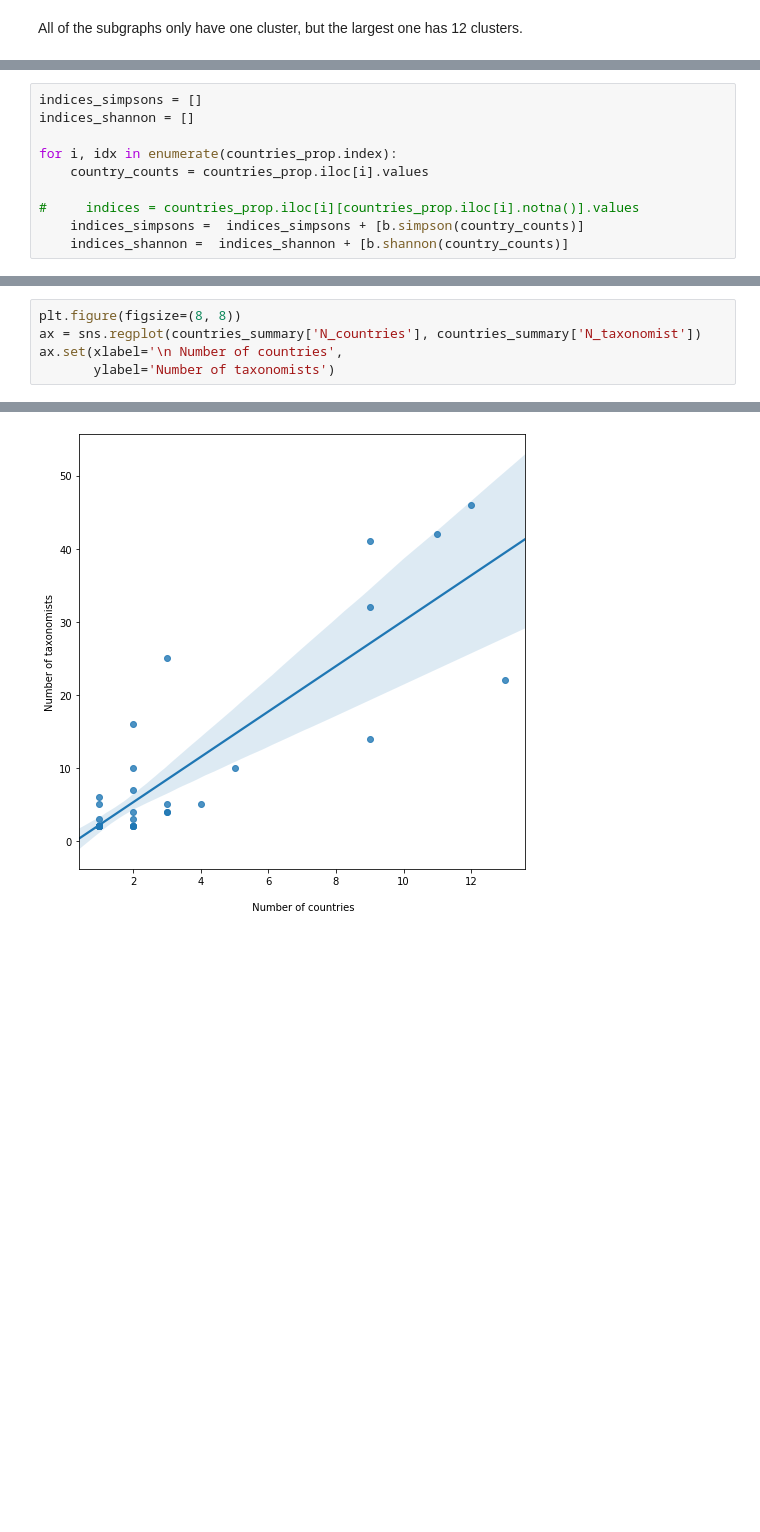
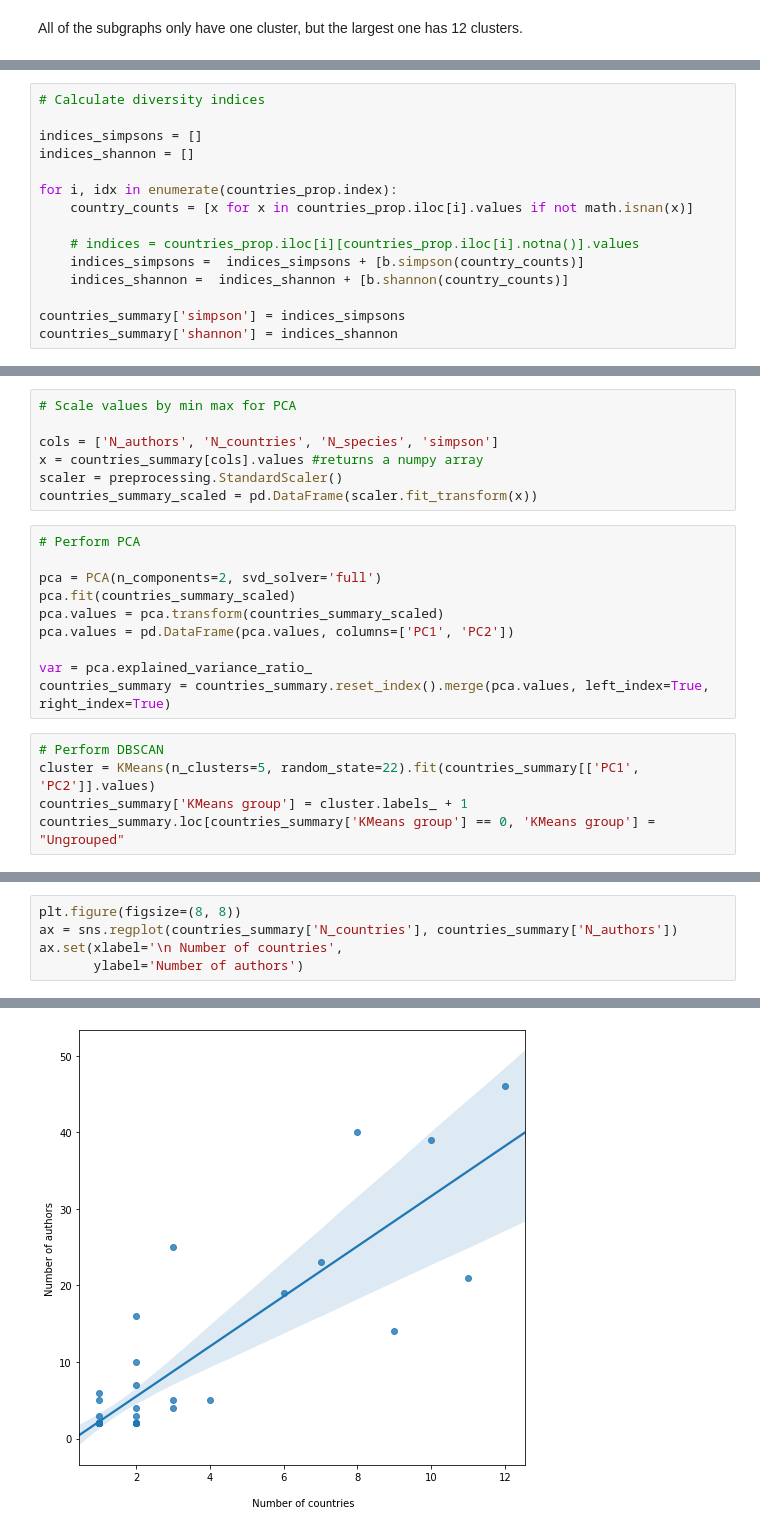
Before and after one commit to eunices/masters-thesis-code, a Jupyter notebook: 2019-09-24-coauthor-networkx/2019-11-07-coauthor-network-modularity.ipynb, the cells around one changed output, grey strips where cells are left out. Cells and saved outputs as stored; diff of their text form; blank space fills up the shorter version.

```diff
--- a/2019-09-24-coauthor-networkx/2019-11-07-coauthor-network-modularity.ipynb
+++ b/2019-09-24-coauthor-networkx/2019-11-07-coauthor-network-modularity.ipynb
@@ -219,10 +254,15 @@ Name:  [41,9,313] id02 / S00, dtype: float64
 # %%
+# Calculate diversity indices
+
 indices_simpsons = []
 indices_shannon = []
 
 for i, idx in enumerate(countries_prop.index):
-    country_counts = countries_prop.iloc[i].values
+    country_counts = [x for x in countries_prop.iloc[i].values if not math.isnan(x)]
 
-#     indices = countries_prop.iloc[i][countries_prop.iloc[i].notna()].values
+    # indices = countries_prop.iloc[i][countries_prop.iloc[i].notna()].values
     indices_simpsons =  indices_simpsons + [b.simpson(country_counts)]
     indices_shannon =  indices_shannon + [b.shannon(country_counts)]
+
+countries_summary['simpson'] = indices_simpsons
+countries_summary['shannon'] = indices_shannon
@@ -252,0 +293,22 @@ countries_summary
+# %%
+# Scale values by min max for PCA
+
+cols = ['N_authors', 'N_countries', 'N_species', 'simpson']
+x = countries_summary[cols].values #returns a numpy array
+scaler = preprocessing.StandardScaler()
+countries_summary_scaled = pd.DataFrame(scaler.fit_transform(x))
+# %%
+# Perform PCA
+
+pca = PCA(n_components=2, svd_solver='full')
+pca.fit(countries_summary_scaled)
+pca.values = pca.transform(countries_summary_scaled)
+pca.values = pd.DataFrame(pca.values, columns=['PC1', 'PC2'])
+
+var = pca.explained_variance_ratio_
+countries_summary = countries_summary.reset_index().merge(pca.values, left_index=True, right_index=True)
+# %%
+# Perform DBSCAN
+cluster = KMeans(n_clusters=5, random_state=22).fit(countries_summary[['PC1', 'PC2']].values)
+countries_summary['KMeans group'] = cluster.labels_ + 1
+countries_summary.loc[countries_summary['KMeans group'] == 0, 'KMeans group'] = "Ungrouped"
@@ -253,6 +509,6 @@ countries_summary
 # %%
 plt.figure(figsize=(8, 8))
-ax = sns.regplot(countries_summary['N_countries'], countries_summary['N_taxonomist'])
+ax = sns.regplot(countries_summary['N_countries'], countries_summary['N_authors'])
 ax.set(xlabel='\n Number of countries',
-       ylabel='Number of taxonomists')
+       ylabel='Number of authors')
 # %% [output]
@@ -260 +516 @@ ax.set(xlabel='\n Number of countries',
-[figure, old version]
+[figure, new version]
```
Also changed, not shown: parts of 38 cells of this notebook, 1 other file.
